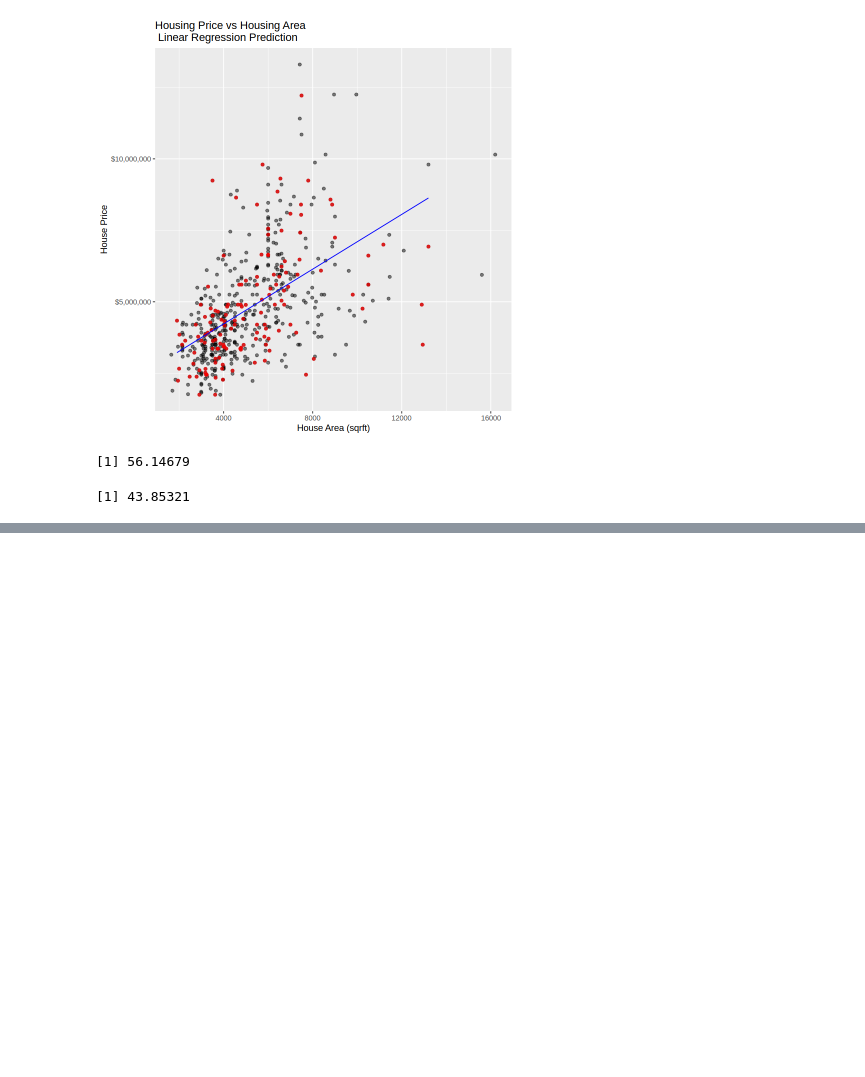
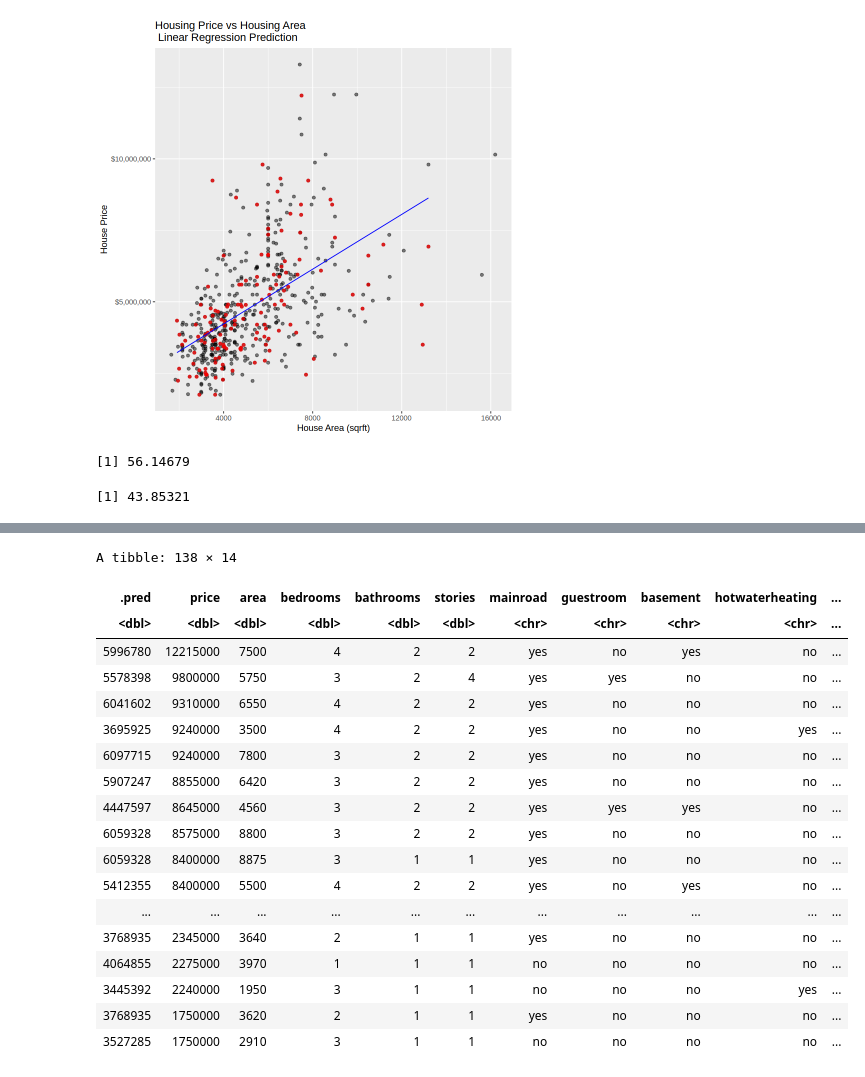
Before and after one commit to chwu01/DSCI-Group-Project, a Jupyter notebook: linear regression.ipynb, the cells around one changed output, grey strips where cells are left out. Cells and saved outputs as stored; diff of their text form; code cells hidden in the pictures; blank space fills up the shorter version.

```diff
--- a/linear regression.ipynb
+++ b/linear regression.ipynb
@@ -100,0 +181,29 @@ percentage_of_more_expensive_homes
+# %%
+knn_housing_workflow <- workflow() |>
+    add_recipe(knn_housing_recipe) |>
+    add_model(knn_housing_spec) |>
+    fit(data = housing_train)
+
+knn_predict <- predict(knn_housing_workflow, housing_test) |>
+      bind_cols(housing_test)
+knn_predict
+# %% [output]
+A tibble: 138 × 14
+| .pred | price | area | bedrooms | bathrooms | stories | mainroad | guestroom | basement | hotwaterheating | ... |
+| <dbl> | <dbl> | <dbl> | <dbl> | <dbl> | <dbl> | <chr> | <chr> | <chr> | <chr> | ... |
+| 5996780 | 12215000 | 7500 | 4 | 2 | 2 | yes | no | yes | no | ... |
+| 5578398 | 9800000 | 5750 | 3 | 2 | 4 | yes | yes | no | no | ... |
+| 6041602 | 9310000 | 6550 | 4 | 2 | 2 | yes | no | no | no | ... |
+| 3695925 | 9240000 | 3500 | 4 | 2 | 2 | yes | no | no | yes | ... |
+| 6097715 | 9240000 | 7800 | 3 | 2 | 2 | yes | no | no | no | ... |
+| 5907247 | 8855000 | 6420 | 3 | 2 | 2 | yes | no | no | no | ... |
+| 4447597 | 8645000 | 4560 | 3 | 2 | 2 | yes | yes | yes | no | ... |
+| 6059328 | 8575000 | 8800 | 3 | 2 | 2 | yes | no | no | no | ... |
+| 6059328 | 8400000 | 8875 | 3 | 1 | 1 | yes | no | no | no | ... |
+| 5412355 | 8400000 | 5500 | 4 | 2 | 2 | yes | no | yes | no | ... |
+| ... | ... | ... | ... | ... | ... | ... | ... | ... | ... | ... |
+| 3768935 | 2345000 | 3640 | 2 | 1 | 1 | yes | no | no | no | ... |
+| 4064855 | 2275000 | 3970 | 1 | 1 | 1 | no | no | no | no | ... |
+| 3445392 | 2240000 | 1950 | 3 | 1 | 1 | no | no | no | yes | ... |
+| 3768935 | 1750000 | 3620 | 2 | 1 | 1 | yes | no | no | no | ... |
+| 3527285 | 1750000 | 2910 | 3 | 1 | 1 | no | no | no | no | ... |
```
Also changed, not shown: parts of 6 cells of this notebook.
